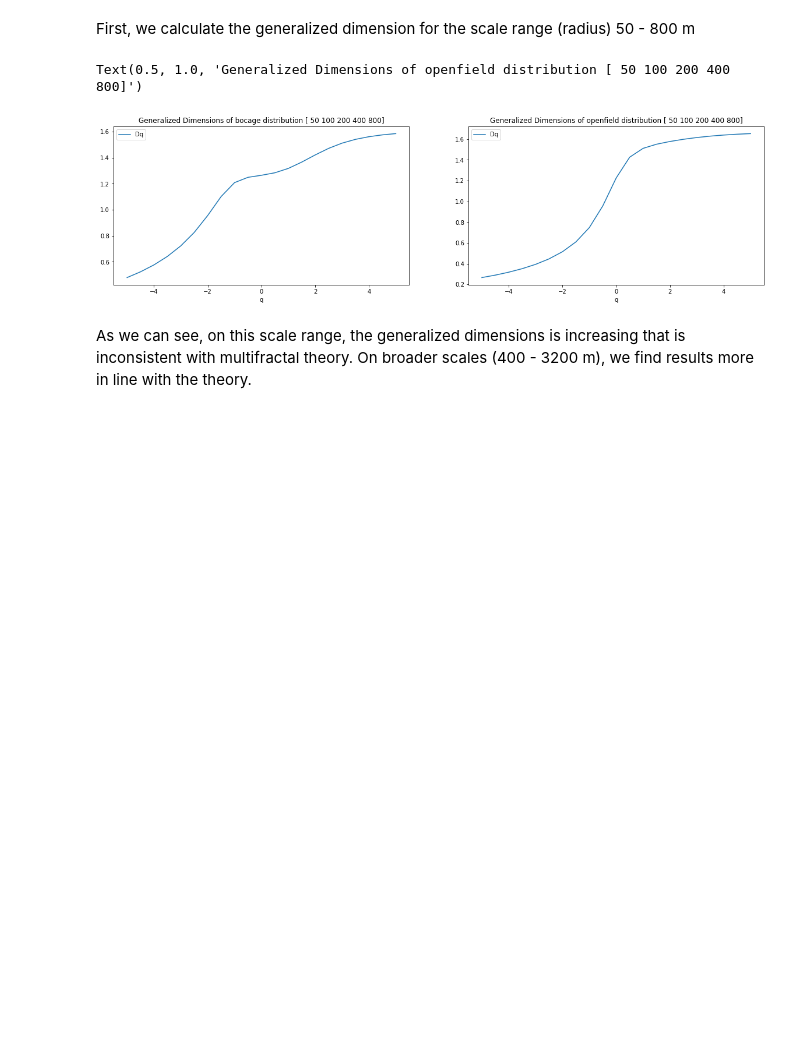
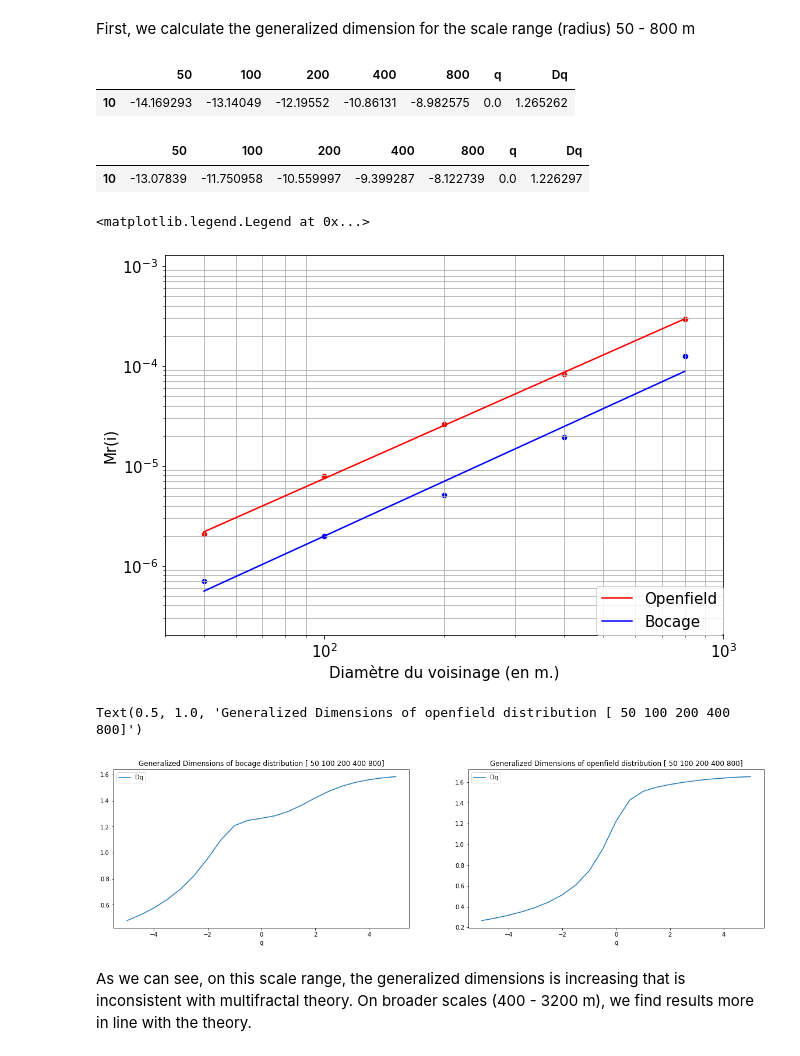
Before and after one commit to fsemecurbe/Fractal-Analysis, a Jupyter notebook: sandbox_analysis.ipynb, the cells around one changed output. Saved outputs shown, nothing was run; the diff lists cells and outputs as text; code cells hidden in the pictures; blank space fills up the shorter version.

```diff
--- a/sandbox_analysis.ipynb
+++ b/sandbox_analysis.ipynb
@@ -47,7 +47,7 @@ def neighbors_near_point(df, list_of_radius):
     result.columns = [str(t) for t in list_of_radius]
     return(result)
 # %%
-radius_range = np.array([50, 100, 200, 400, 800, 1600, 3200])
+radius_range = np.array([50, 100, 200, 400, 800])
 bocage_neighbor = neighbors_near_point(bocage, radius_range)
 openfield_neighbor = neighbors_near_point(openfield, radius_range)
 # %% [markdown]
@@ -76,3 +92,18 @@ bocage_scaling = scale_function(bocage_neighbor, np.arange(-5,5.5,0.5))
 bocage_scaling['Dq'] = bocage_scaling[list_of_radius.astype(str)].apply(lambda x :LinearRegression().fit(np.log2(list_of_radius).reshape(list_of_radius.size,1), x).coef_[0] , axis=1 )
 openfield_scaling = scale_function(openfield_neighbor, np.arange(-5,5.5,0.5))
 openfield_scaling['Dq'] = openfield_scaling[list_of_radius.astype(str)].apply(lambda x :LinearRegression().fit(np.log2(list_of_radius).reshape(list_of_radius.size,1), x).coef_[0] , axis=1 )
+# %%
+bocage_scaling[bocage_scaling.q==0]
+# %% [output]
+|  | 50 | 100 | 200 | 400 | 800 | q | Dq |
+| 10 | -14.169293 | -13.14049 | -12.19552 | -10.86131 | -8.982575 | 0.0 | 1.265262 |
+# %%
+openfield_scaling[openfield_scaling.q==0]
+# %% [output]
+|  | 50 | 100 | 200 | 400 | 800 | q | Dq |
+| 10 | -13.07839 | -11.750958 | -10.559997 | -9.399287 | -8.122739 | 0.0 | 1.226297 |
+# %%
+openfield_scaling = openfield_scaling[openfield_scaling.q==0] [['50', '100', '200', '400', '800']].values.flatten()
+bocage_scaling = bocage_scaling[bocage_scaling.q==0] [['50', '100', '200', '400', '800']].values.flatten()
+bocage_scaling = pd.DataFrame({'radius':list_of_radius, 'Iq' : bocage_scaling, 'configuration':'Bocage'})
+openfield_scaling = pd.DataFrame({'radius':list_of_radius, 'Iq' : openfield_scaling, 'configuration':'Openfield'})
@@ -79,3 +112,34 @@ openfield_scaling['Dq'] = openfield_scaling[list_of_radius.astype(str)].apply(la
+# %%
+openfield_scaling['Eq'] = np.exp(openfield_scaling.Iq)
+bocage_scaling['Eq'] = np.exp(bocage_scaling.Iq)
+# %%
+d = np.polyfit(np.log(openfield_scaling['radius']),openfield_scaling['Iq'],1)
+f = np.poly1d(d)
+openfield_scaling['line'] = np.exp(f(np.log(openfield_scaling['radius'])))
+
+d = np.polyfit(np.log(bocage_scaling['radius']),bocage_scaling['Iq'],1)
+f = np.poly1d(d)
+bocage_scaling['line'] = np.exp(f(np.log(bocage_scaling['radius'])))
+# %%
+
+font = {'family' : 'normal',
+        'weight' : 'normal',
+        'size'   : 15}
+import matplotlib
+matplotlib.rc('font', **font)
+ax = openfield_scaling.plot.scatter('radius','Eq', loglog=True, figsize=(10,7), c='red')
+bocage_scaling.plot.scatter('radius','Eq', loglog=True, figsize=(10,7), c='blue', ax=ax)
+ax.set_xlim((40,1000))
+ax.set_ylim((bocage_scaling.Eq.min()-0.0000005, openfield_scaling.Eq.max()+0.001))
+plt.grid(which='both')
+openfield_scaling.plot.line('radius', 'line',color='Red',ax=ax, legend=False, label='Openfield')
+bocage_scaling.plot.line('radius', 'line',color='blue',ax=ax, legend=False, label ='Bocage')
+ax.set_xlabel('Diamètre du voisinage (en m.)')
+ax.set_ylabel('Mr(i)')
+plt.legend( loc='lower right', borderaxespad=0.)
+# %% [output]
+<matplotlib.legend.Legend at 0x...>
+[figure, added]
 # %%
 fig, (ax1, ax2) = plt.subplots(ncols=2, figsize=(20,5))
 bocage_scaling.plot(x='q', y='Dq', ax=ax1)
```
Also changed, not shown: parts of 2 cells of this notebook.
